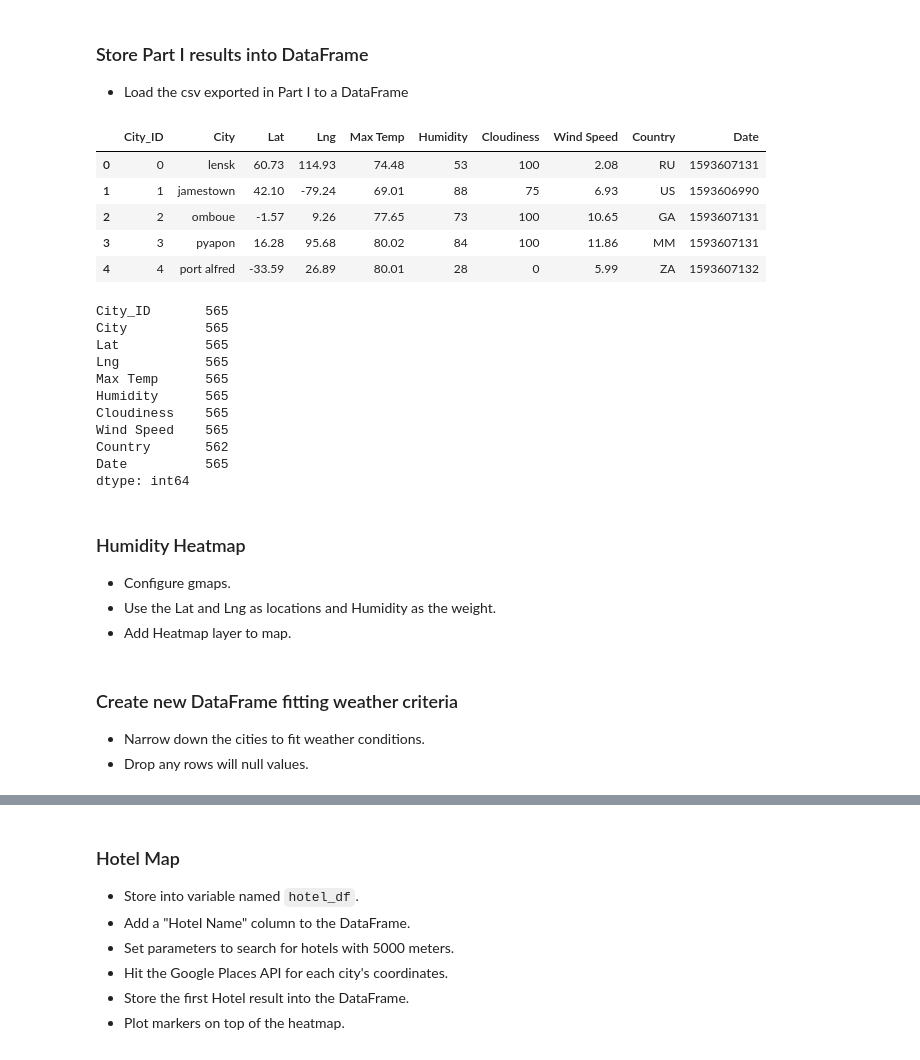
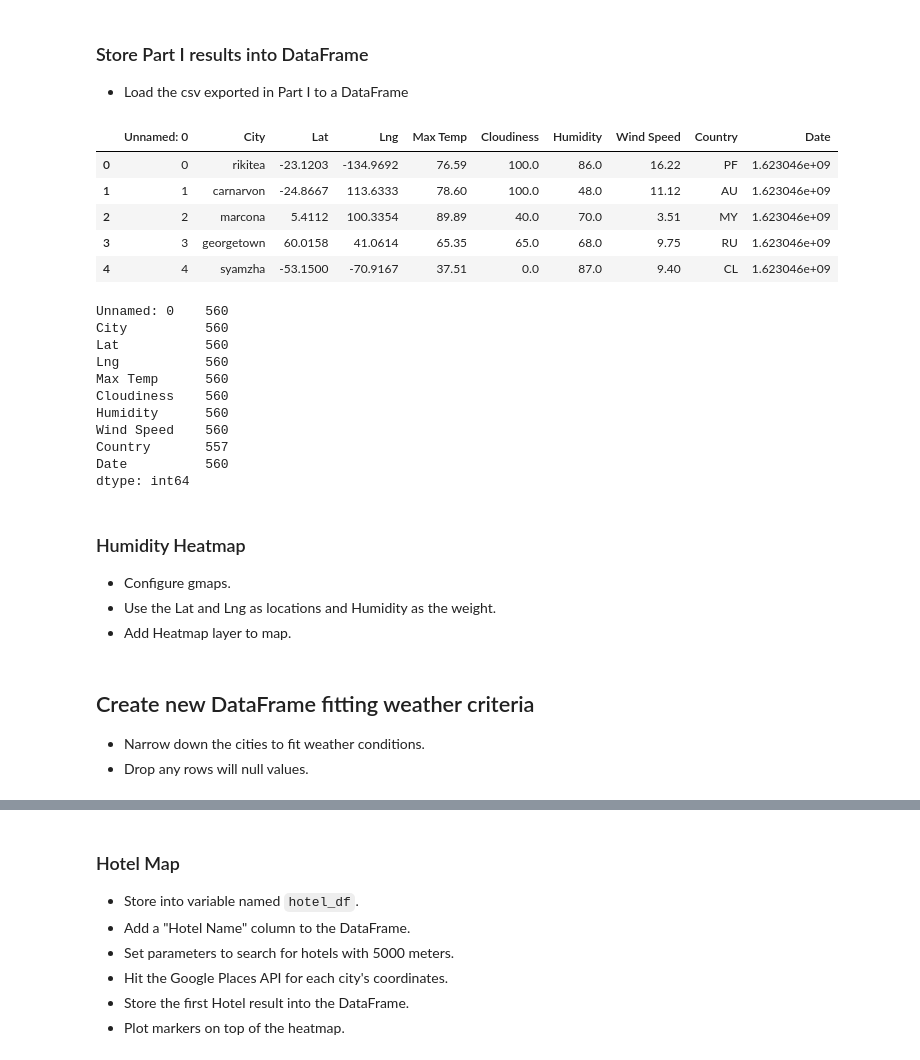
Before and after one commit to Posh007/python-api-challenge, a Jupyter notebook: Vacation.Py/VacationPy.ipynb, the cells around one changed output, grey strips where cells are left out. Cells and saved outputs as stored; diff of their text form; code cells hidden in the pictures.

```diff
--- a/Vacation.Py/VacationPy.ipynb
+++ b/Vacation.Py/VacationPy.ipynb
@@ -19,28 +20,28 @@ from api_keys import g_key
 ### Store Part I results into DataFrame
 * Load the csv exported in Part I to a DataFrame
 # %%
-city_weather_df = pd.read_csv("../WeatherPy/output_data/cities.csv")
-city_weather_df.head()
+city_data = pd.read_csv("../WeatherPy/output_data/cities.csv")
+city_data.head()
 # %% [output]
-|  | City_ID | City | Lat | Lng | Max Temp | Humidity | Cloudiness | Wind Speed | Country | Date |
-| 0 | 0 | lensk | 60.73 | 114.93 | 74.48 | 53 | 100 | 2.08 | RU | 1593607131 |
-| 1 | 1 | jamestown | 42.10 | -79.24 | 69.01 | 88 | 75 | 6.93 | US | 1593606990 |
-| 2 | 2 | omboue | -1.57 | 9.26 | 77.65 | 73 | 100 | 10.65 | GA | 1593607131 |
-| 3 | 3 | pyapon | 16.28 | 95.68 | 80.02 | 84 | 100 | 11.86 | MM | 1593607131 |
-| 4 | 4 | port alfred | -33.59 | 26.89 | 80.01 | 28 | 0 | 5.99 | ZA | 1593607132 |
+|  | Unnamed: 0 | City | Lat | Lng | Max Temp | Cloudiness | Humidity | Wind Speed | Country | Date |
+| 0 | 0 | rikitea | -23.1203 | -134.9692 | 76.59 | 100.0 | 86.0 | 16.22 | PF | 1.623046e+09 |
+| 1 | 1 | carnarvon | -24.8667 | 113.6333 | 78.60 | 100.0 | 48.0 | 11.12 | AU | 1.623046e+09 |
+| 2 | 2 | marcona | 5.4112 | 100.3354 | 89.89 | 40.0 | 70.0 | 3.51 | MY | 1.623046e+09 |
+| 3 | 3 | georgetown | 60.0158 | 41.0614 | 65.35 | 65.0 | 68.0 | 9.75 | RU | 1.623046e+09 |
+| 4 | 4 | syamzha | -53.1500 | -70.9167 | 37.51 | 0.0 | 87.0 | 9.40 | CL | 1.623046e+09 |
 # %%
-city_weather_df.count()
+city_data.count()
 # %% [output]
-City_ID       565
-City          565
-Lat           565
-Lng           565
-Max Temp      565
-Humidity      565
-Cloudiness    565
-Wind Speed    565
-Country       562
-Date          565
+Unnamed: 0    560
+City          560
+Lat           560
+Lng           560
+Max Temp      560
+Cloudiness    560
+Humidity      560
+Wind Speed    560
+Country       557
+Date          560
 dtype: int64
 # %% [markdown]
 ### Humidity Heatmap
@@ -73,4 +89,4 @@ fig.add_layer(heat_layer)
 # %% [markdown]
-### Create new DataFrame fitting weather criteria
+## Create new DataFrame fitting weather criteria
 * Narrow down the cities to fit weather conditions.
 * Drop any rows will null values.
```
Also changed, not shown: parts of 25 cells of this notebook, 14 other files.
